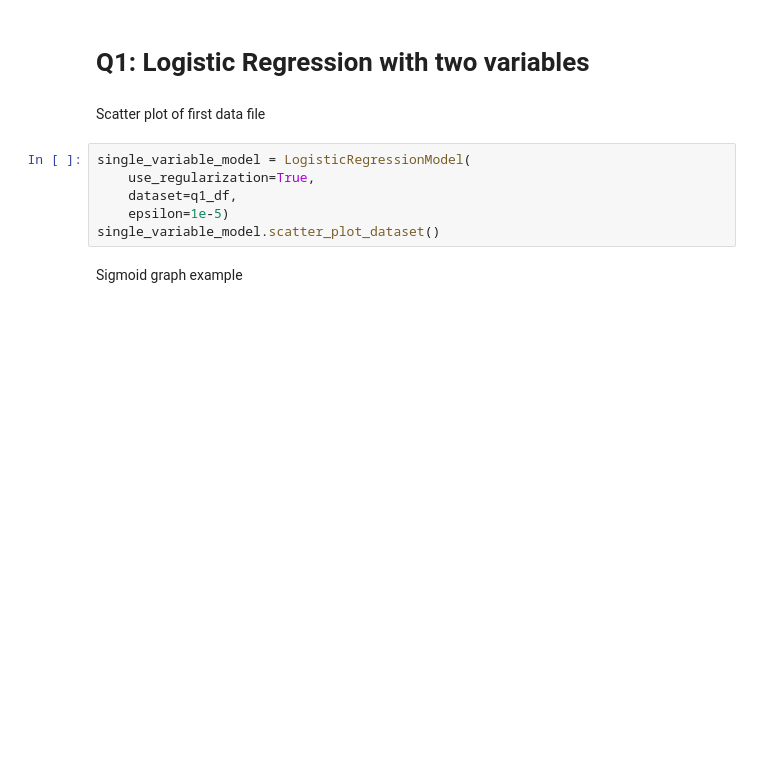
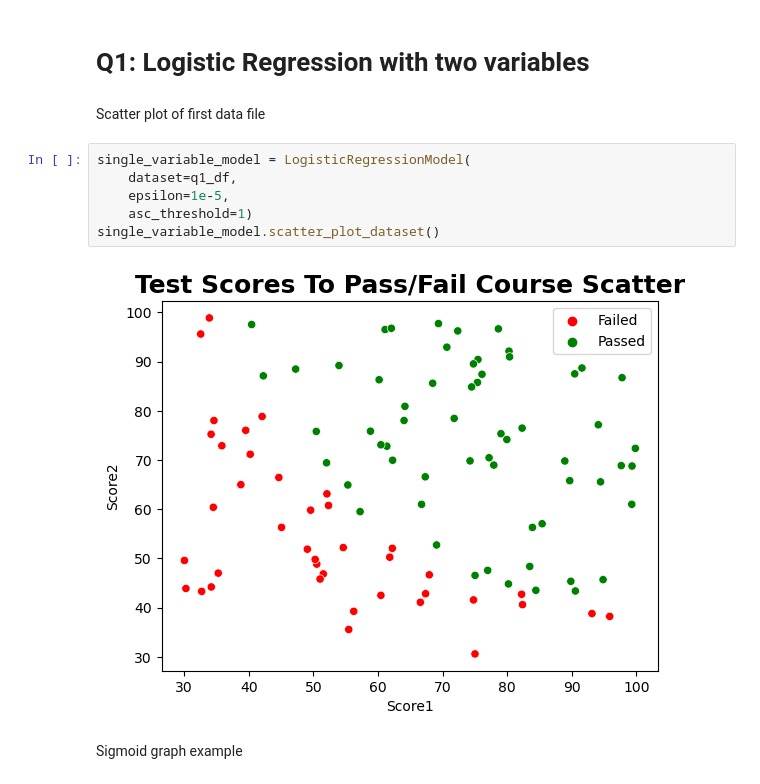
Before and after one commit to GalSarid21/MachineLearningLabs, a Jupyter notebook: Lab3/HW_3.ipynb, the cells around one changed output. Drawn from its saved outputs; the diff is of its cells as text; blank space fills up the shorter version.

```diff
--- a/Lab3/HW_3.ipynb
+++ b/Lab3/HW_3.ipynb
@@ -233,10 +227,12 @@ q2_df = pd.read_csv(q2_data_path, sep=',', header=None, names= ['Score1', 'Score
 Scatter plot of first data file
 # %%
 single_variable_model = LogisticRegressionModel(
-    use_regularization=True,
     dataset=q1_df,
-    epsilon=1e-5)
+    epsilon=1e-5,
+    asc_threshold=1)
 single_variable_model.scatter_plot_dataset()
+# %% [output]
+[figure, added]
 # %% [markdown]
 Sigmoid graph example
 # %%
```
Also changed, not shown: parts of 10 cells of this notebook.
